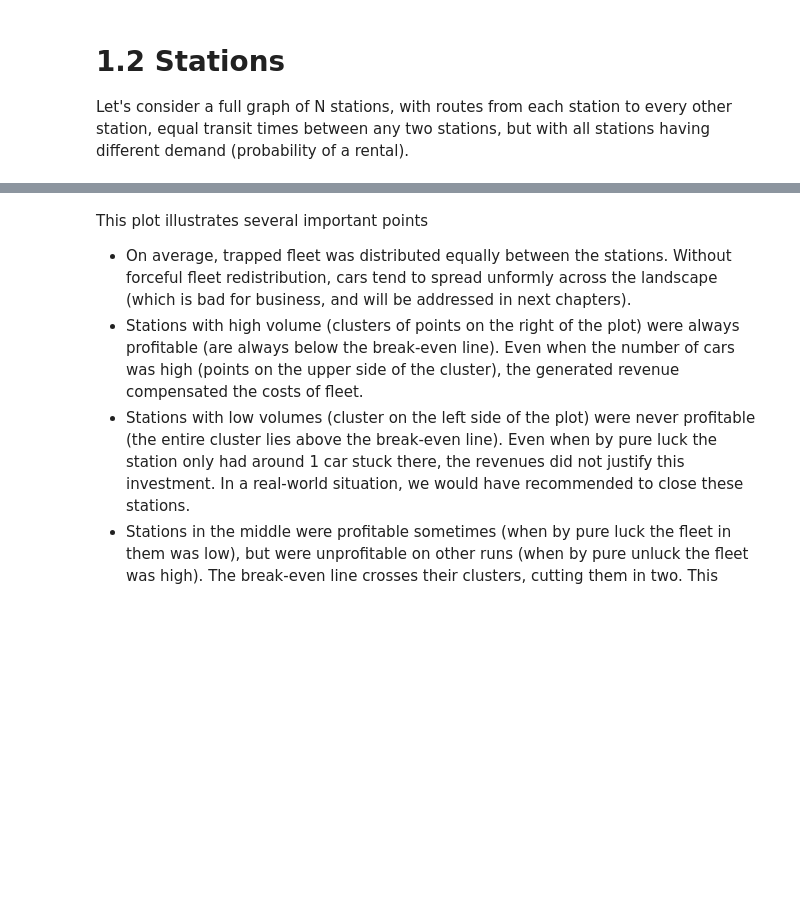
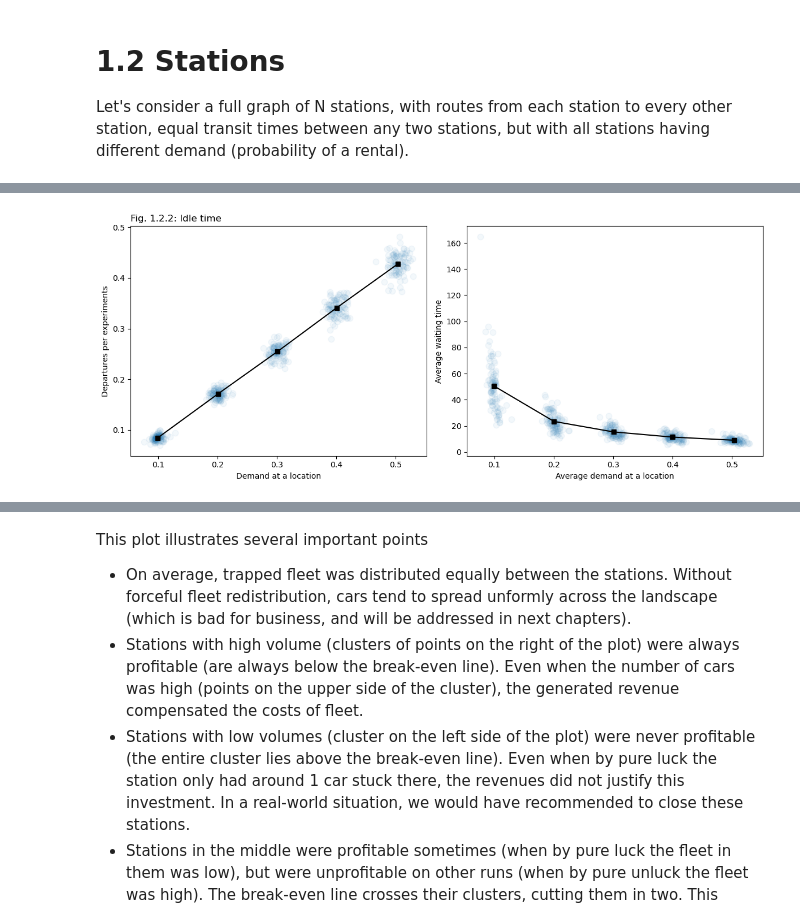
Before and after one commit to khakhalin/carsharing101, a Jupyter notebook: scripts/01natural_02stations.ipynb, the cells around one changed output, grey strips where cells are left out. Drawn from its saved outputs; the diff is of its cells as text; code cells hidden in the pictures; blank space fills up the shorter version.

```diff
--- a/scripts/01natural_02stations.ipynb
+++ b/scripts/01natural_02stations.ipynb
@@ -103 +107,30 @@ plt.savefig("../figures/01simple_02stations_01ncars.svg", dpi=300)
+# %%
+# Plot and save the figure
+
+plt.figure(figsize=(12, 5), facecolor='white')
+
+# The tracks from one (last) experiment
+plt.subplot(121)
+plt.title("Fig. 1.2.2: Idle time", loc='left')
+x = total_attempts/n_steps_per_experiment
+y = total_rentals/n_steps_per_experiment
+plt.plot(x.flatten(), y.flatten(), '.', alpha=0.05, markersize=15);
+plt.plot(x.mean(axis=0), y.mean(axis=0), 'ks-')
+plt.xlabel("Demand at a location")
+plt.ylabel("Departures per experiments");
+
+# Combined results
+plt.subplot(122)
+y = average_cars / total_rentals * n_steps_per_experiment
+plt.plot(x.flatten(), y.flatten(), '.', alpha=0.05, markersize=15);
+plt.plot(x.mean(axis=0), y.mean(axis=0), 'ks-')
+plt.xlabel("Average demand at a location")
+plt.ylabel("Average waiting time");  # Approximation
+# Strictly speaking, it's not an average of idle times for individual cars, but the average ratio of
+# waiting hours (time ticks) to the number of departures. They just happen to be the same ;)
+
+plt.tight_layout()
+plt.savefig("../figures/01simple_02stations_02idle.svg", dpi=300)
+# %% [output]
+[figure, added]
 # %% [markdown]
```
Also changed, not shown: parts of 6 cells of this notebook, 9 other files.
